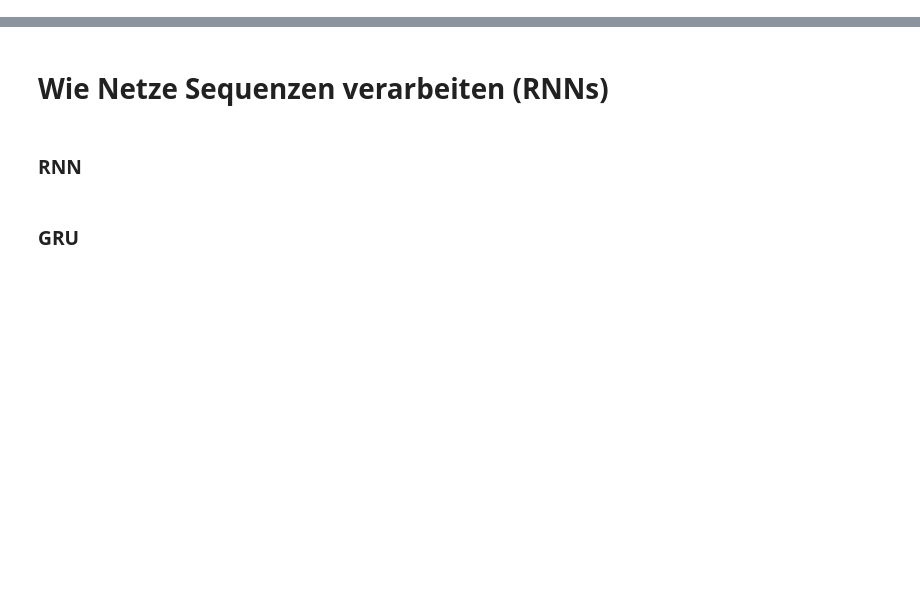
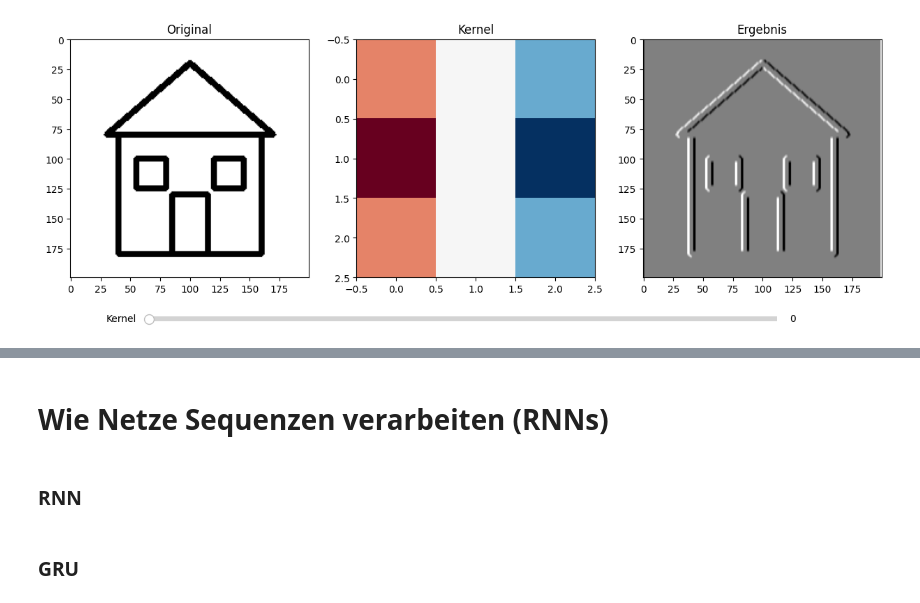
Before and after one commit to mrs-curi0sity/ki-fuer-marie, a Jupyter notebook: episodes/02-fortgeschrittene-konzepte-neuronaler-netze/code/neural_networks.ipynb, the cells around one changed output, grey strips where cells are left out. Saved outputs shown, nothing was run; the diff lists cells and outputs as text; code cells hidden in the pictures; blank space fills up the shorter version.

Commit message:
added house example for convolution

```diff
--- a/episodes/02-fortgeschrittene-konzepte-neuronaler-netze/code/neural_networks.ipynb
+++ b/episodes/02-fortgeschrittene-konzepte-neuronaler-netze/code/neural_networks.ipynb
@@ -209,0 +7,84 @@ fig.show()
+# %%
+import numpy as np
+import matplotlib.pyplot as plt
+from matplotlib.widgets import Slider
+from scipy import signal
+import cv2
+
+def create_simple_house():
+    # Erstelle ein 200x200 weißes Bild
+    img = np.ones((200, 200), dtype=np.uint8) * 255
+
+    # Zeichne Hauswände
+    cv2.rectangle(img, (40, 80), (160, 180), 0, 3)
+
+    # Zeichne Dach
+    pts = np.array([[30, 80], [100, 20], [170, 80]], np.int32)
+    cv2.polylines(img, [pts], True, 0, 3)
+
+    # Zeichne Tür
+    cv2.rectangle(img, (85, 130), (115, 180), 0, 3)
+
+    # Zeichne Fenster
+    cv2.rectangle(img, (55, 100), (80, 125), 0, 3)
+    cv2.rectangle(img, (120, 100), (145, 125), 0, 3)
+
+    return img
+
+def create_conv_visualization():
+    # Nutze unser generiertes Haus-Bild
+    img = create_simple_house()
+
+    # Verschiedene Kernel
+    kernels = {
+        'Kanten (vertikal)': np.array([[-1, 0, 1],
+                                      [-2, 0, 2],
+                                      [-1, 0, 1]]),
+        'Kanten (horizontal)': np.array([[-1, -2, -1],
+                                        [0, 0, 0],
+                                        [1, 2, 1]]),
+        'Schärfen': np.array([[0, -1, 0],
+                             [-1, 5, -1],
+                             [0, -1, 0]]),
+        'Weichzeichnen': np.array([[1, 1, 1],
+                                  [1, 1, 1],
+                                  [1, 1, 1]]) / 9
+    }
+
+    fig, axes = plt.subplots(1, 3, figsize=(15, 5))
+
+    # Original
+    axes[0].imshow(img, cmap='gray')
+    axes[0].set_title('Original')
+
+    # Kernel
+    kernel_img = axes[1].imshow(kernels['Kanten (vertikal)'], cmap='RdBu')
+    axes[1].set_title('Kernel')
+
+    # Ergebnis
+    result = signal.convolve2d(img, kernels['Kanten (vertikal)'], mode='same')
+    result_img = axes[2].imshow(result, cmap='gray')
+    axes[2].set_title('Ergebnis')
+
+    # Slider für Kernel-Auswahl
+    ax_slider = plt.axes([0.2, 0.02, 0.6, 0.03])
+    slider = Slider(ax_slider, 'Kernel', 0, len(kernels)-1,
+                   valinit=0, valstep=1)
+
+    kernel_names = list(kernels.keys())
+
+    def update(val):
+        kernel_name = kernel_names[int(val)]
+        kernel = kernels[kernel_name]
+        kernel_img.set_data(kernel)
+        result = signal.convolve2d(img, kernel, mode='same')
+        result_img.set_data(result)
+        axes[1].set_title(f'Kernel: {kernel_name}')
+        fig.canvas.draw_idle()
+
+    slider.on_changed(update)
+    plt.show()
+
+create_conv_visualization()
+# %% [output]
+[figure, added]
```
Also changed, not shown: parts of 10 cells of this notebook, 1 other file.
